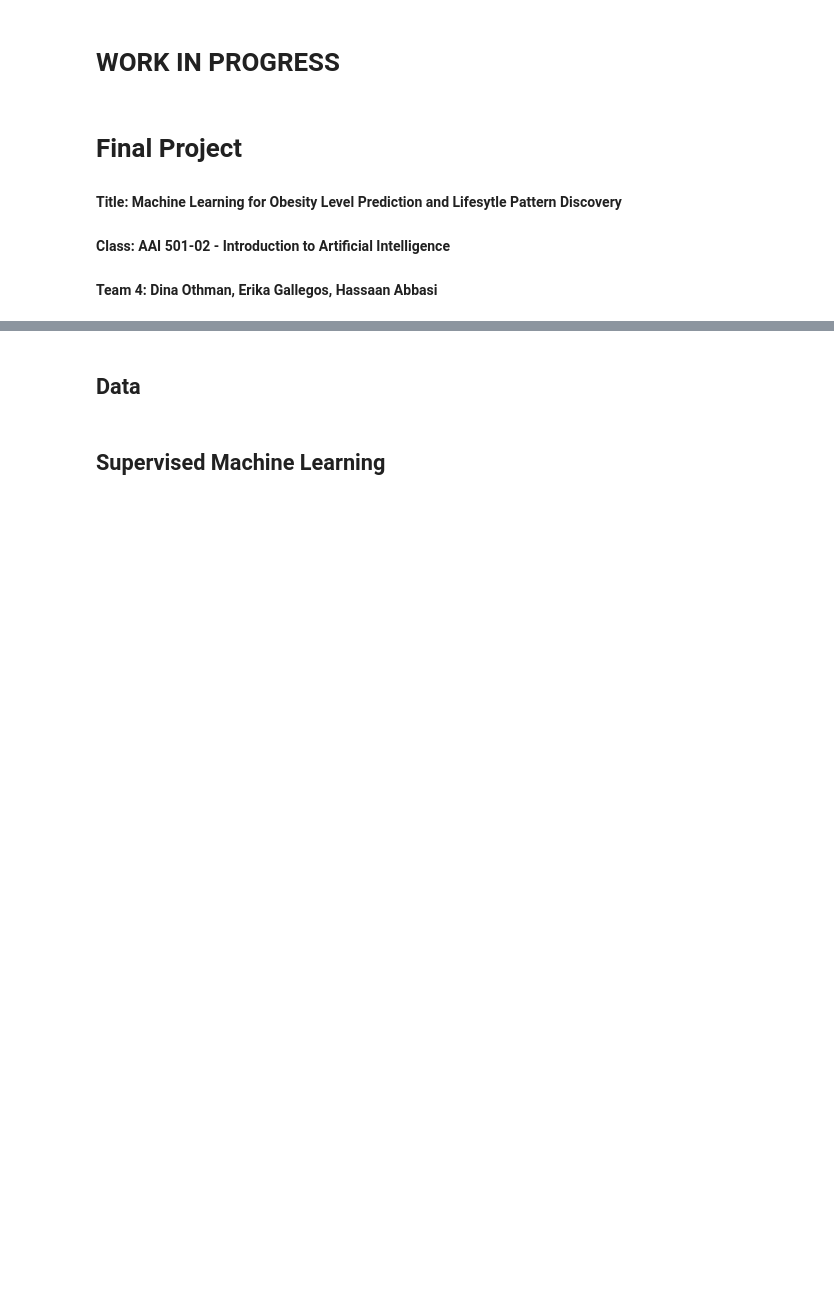
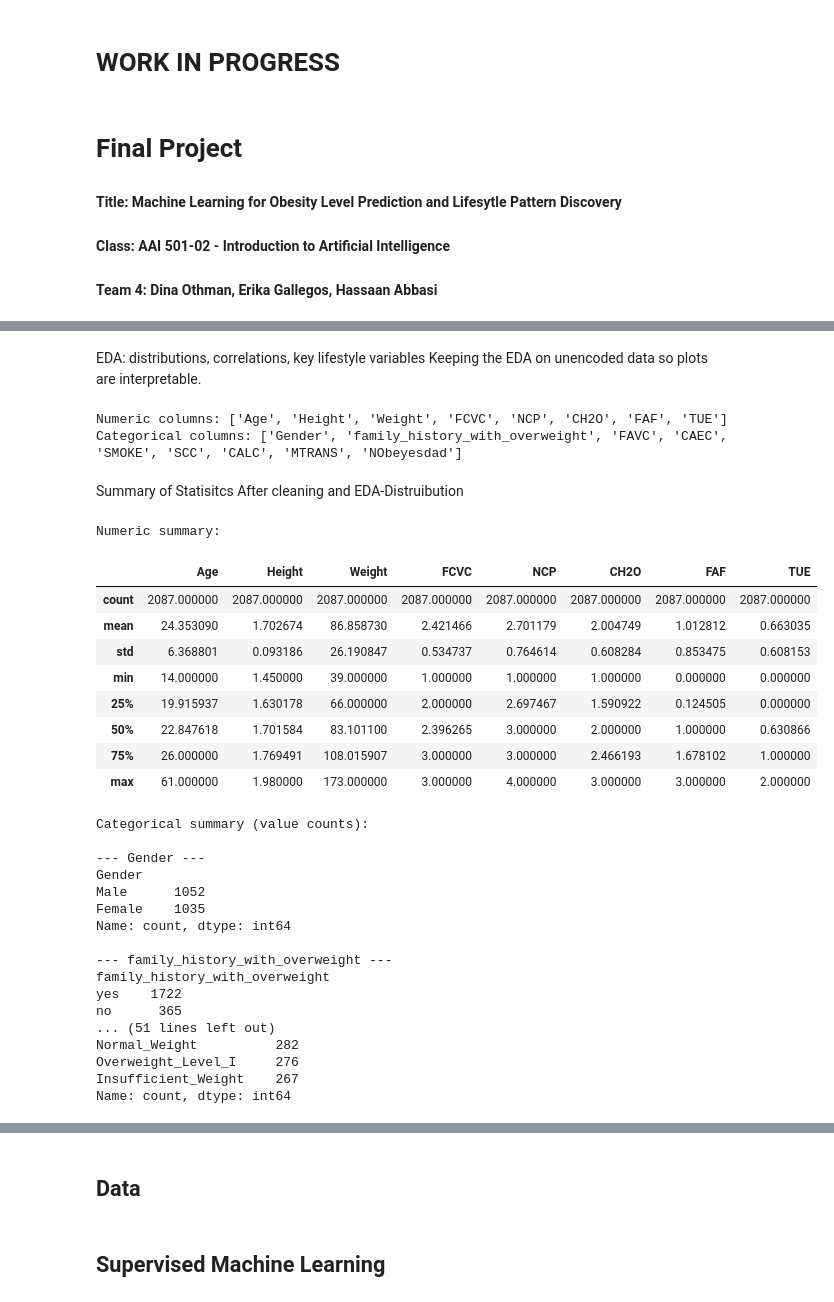
Before and after one commit to hassaanabbasi98/ProjectAAI-501-ObseityLevel-, a Jupyter notebook: erika_501_analysis.ipynb, the cells around one changed output, grey strips where cells are left out. Saved outputs shown, nothing was run; the diff lists cells and outputs as text; code cells hidden in the pictures; blank space fills up the shorter version.

```diff
--- a/erika_501_analysis.ipynb
+++ b/erika_501_analysis.ipynb
@@ -40,0 +98,57 @@ from scipy.stats import randint
+# %% [markdown]
+EDA: distributions, correlations, key lifestyle variables
+Keeping the EDA on unencoded data so plots are interpretable.
+# %%
+#  column groups
+
+target_col = "NObeyesdad"
+
+categorical_cols = ["Gender","family_history_with_overweight","FAVC","CAEC","SMOKE","SCC","CALC","MTRANS",
+    target_col,  # keep target in its own group when needed
+]
+
+numeric_cols = ["Age","Height","Weight","FCVC", "NCP","CH2O","FAF", "TUE",]
+
+print("Numeric columns:", numeric_cols)
+print("Categorical columns:", categorical_cols)
+# %% [output]
+Numeric columns: ['Age', 'Height', 'Weight', 'FCVC', 'NCP', 'CH2O', 'FAF', 'TUE']
+Categorical columns: ['Gender', 'family_history_with_overweight', 'FAVC', 'CAEC', 'SMOKE', 'SCC', 'CALC', 'MTRANS', 'NObeyesdad']
+# %% [markdown]
+Summary of Statisitcs After cleaning and EDA-Distruibution
+# %%
+print("Numeric summary:")
+display(df_clean[numeric_cols].describe())
+
+print("\nCategorical summary (value counts):")
+for col in categorical_cols:
+    print(f"\n--- {col} ---")
+    print(df_clean[col].value_counts())
+# %% [output]
+Numeric summary:
+|  | Age | Height | Weight | FCVC | NCP | CH2O | FAF | TUE |
+| count | 2087.000000 | 2087.000000 | 2087.000000 | 2087.000000 | 2087.000000 | 2087.000000 | 2087.000000 | 2087.000000 |
+| mean | 24.353090 | 1.702674 | 86.858730 | 2.421466 | 2.701179 | 2.004749 | 1.012812 | 0.663035 |
+| std | 6.368801 | 0.093186 | 26.190847 | 0.534737 | 0.764614 | 0.608284 | 0.853475 | 0.608153 |
+| min | 14.000000 | 1.450000 | 39.000000 | 1.000000 | 1.000000 | 1.000000 | 0.000000 | 0.000000 |
+| 25% | 19.915937 | 1.630178 | 66.000000 | 2.000000 | 2.697467 | 1.590922 | 0.124505 | 0.000000 |
+| 50% | 22.847618 | 1.701584 | 83.101100 | 2.396265 | 3.000000 | 2.000000 | 1.000000 | 0.630866 |
+| 75% | 26.000000 | 1.769491 | 108.015907 | 3.000000 | 3.000000 | 2.466193 | 1.678102 | 1.000000 |
+| max | 61.000000 | 1.980000 | 173.000000 | 3.000000 | 4.000000 | 3.000000 | 3.000000 | 2.000000 |
+Categorical summary (value counts):
+
+--- Gender ---
+Gender
+Male      1052
+Female    1035
+Name: count, dtype: int64
+
+--- family_history_with_overweight ---
+family_history_with_overweight
+yes    1722
+no      365
+... (51 lines left out)
+Normal_Weight          282
+Overweight_Level_I     276
+Insufficient_Weight    267
+Name: count, dtype: int64
```
Also changed, not shown: parts of 9 cells of this notebook, 1 other file.
